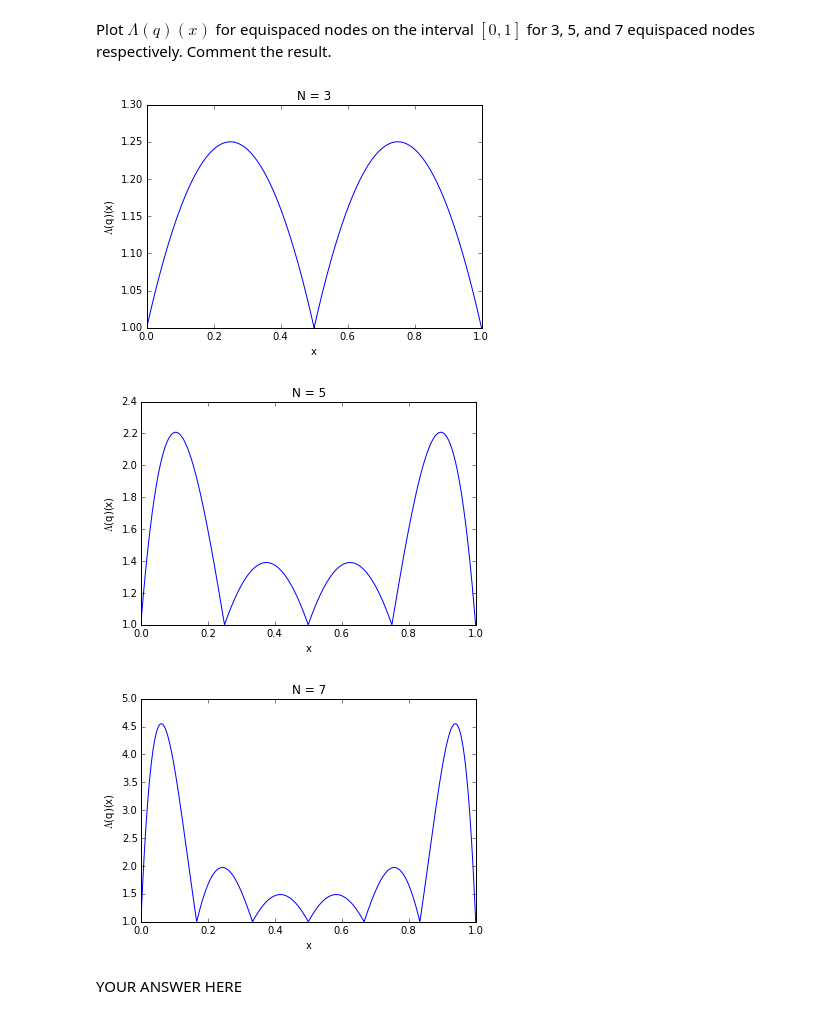
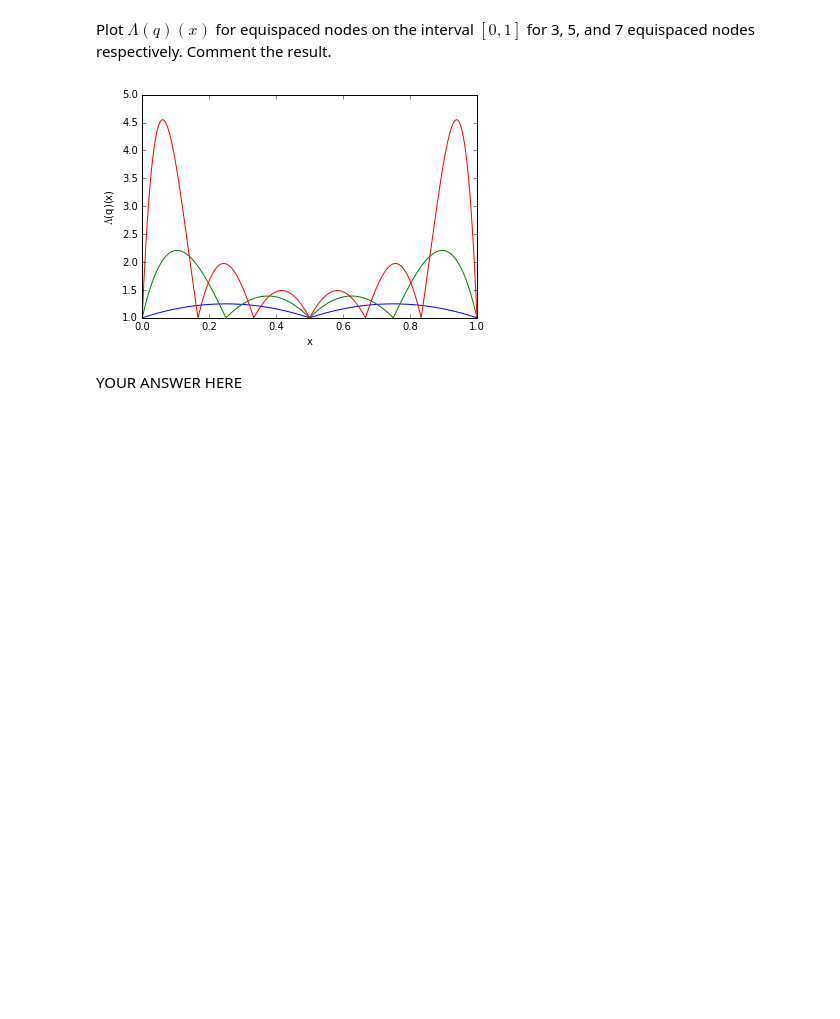
Before and after one commit to pdicerbo/P1.4, a Jupyter notebook: Basics/D2-exercises.ipynb, the cells around one changed output. Drawn from its saved outputs; the diff is of its cells as text; code cells hidden in the pictures; blank space fills up the shorter version.

```diff
--- a/Basics/D2-exercises.ipynb
+++ b/Basics/D2-exercises.ipynb
@@ -52,18 +52,16 @@ Plot $\Lambda(q)(x)$ for equispaced nodes on the interval $[0,1]$ for 3, 5, and
 # %%
 x = linspace(0., 1., 1025)
 n_nodes = [3, 5, 7]
 
 for N in n_nodes:
     q = linspace(0., 1., N)
     plot(x, lambda_function(q)(x))
-    plt.xlabel('x')
-    plt.ylabel('$\Lambda$(q)(x)')
-    plt.title('N = %d' % N)
-    show()
+plt.xlabel('x')
+plt.ylabel('$\Lambda$(q)(x)')
+#    plt.title('N = %d' % N)
+show()
 # %% [output]
-[figure, old version]
+[figure, new version]
-[figure, removed]
-[figure, removed]
 # %% [markdown]
 YOUR ANSWER HERE
 # %% [markdown]
```
Also changed, not shown: parts of 10 cells of this notebook.
